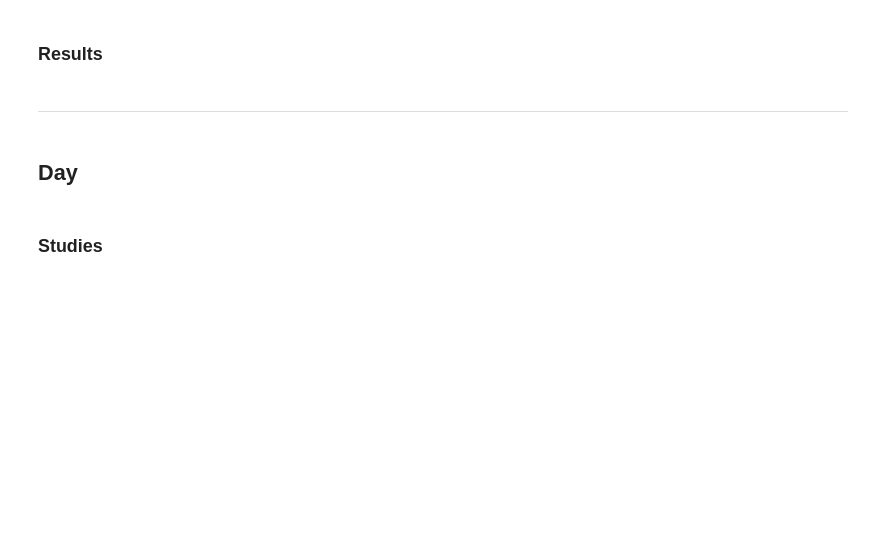
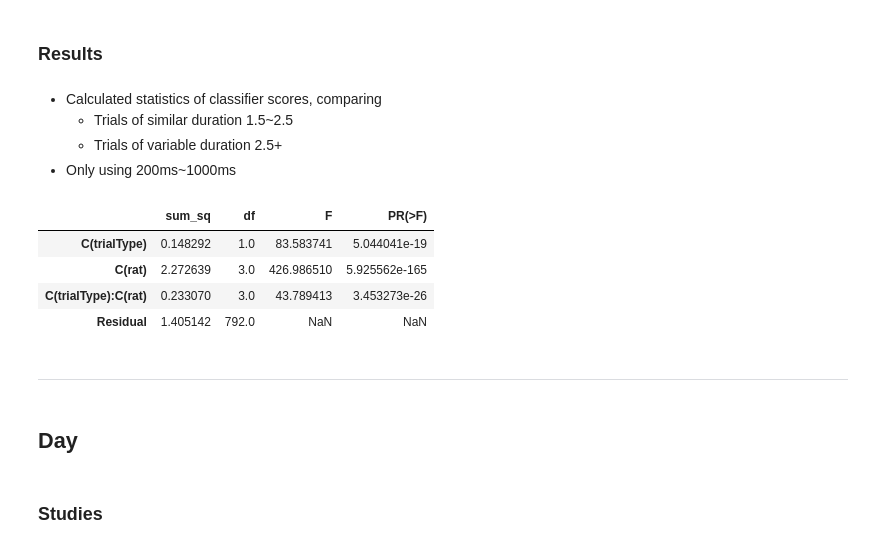
Before and after one commit to EstevaoUyra/Spikes, a Jupyter notebook: Diario.ipynb, the cells around one changed output. Drawn from its saved outputs; the diff is of its cells as text; code cells hidden in the pictures; blank space fills up the shorter version.

Commit message:
Add temporal dilation and daily notes

```diff
--- a/Diario.ipynb
+++ b/Diario.ipynb
@@ -724,5 +722,19 @@ Information encoding at mPFC increased before subjects started using the cue, ev
 # %% [markdown]
 ### Results
+# %% [markdown]
+- Calculated statistics of classifier scores, comparing
+    - Trials of similar duration 1.5~2.5
+    - Trials of variable duration 2.5+
+- Only using 200ms~1000ms
+# %%
+import pickle
+pickle.load(open('../../imagens do diario/temporalChanges.pickle','rb'))
+# %% [output]
+|  | sum_sq | df | F | PR(>F) |
+| C(trialType) | 0.148292 | 1.0 | 83.583741 | 5.044041e-19 |
+| C(rat) | 2.272639 | 3.0 | 426.986510 | 5.925562e-165 |
+| C(trialType):C(rat) | 0.233070 | 3.0 | 43.789413 | 3.453273e-26 |
+| Residual | 1.405142 | 792.0 | NaN | NaN |
 # %% [markdown]
 ---
 # %% [markdown]
```
Also changed, not shown: parts of 6 cells of this notebook.
